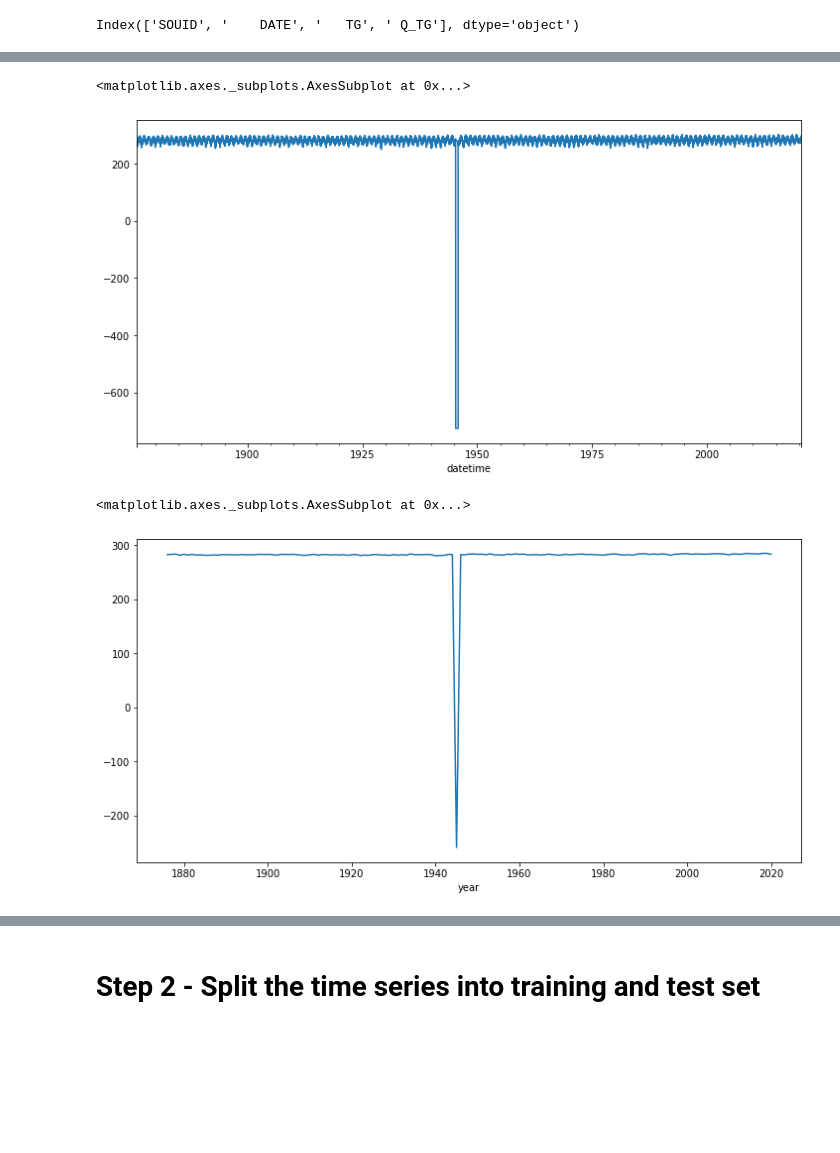
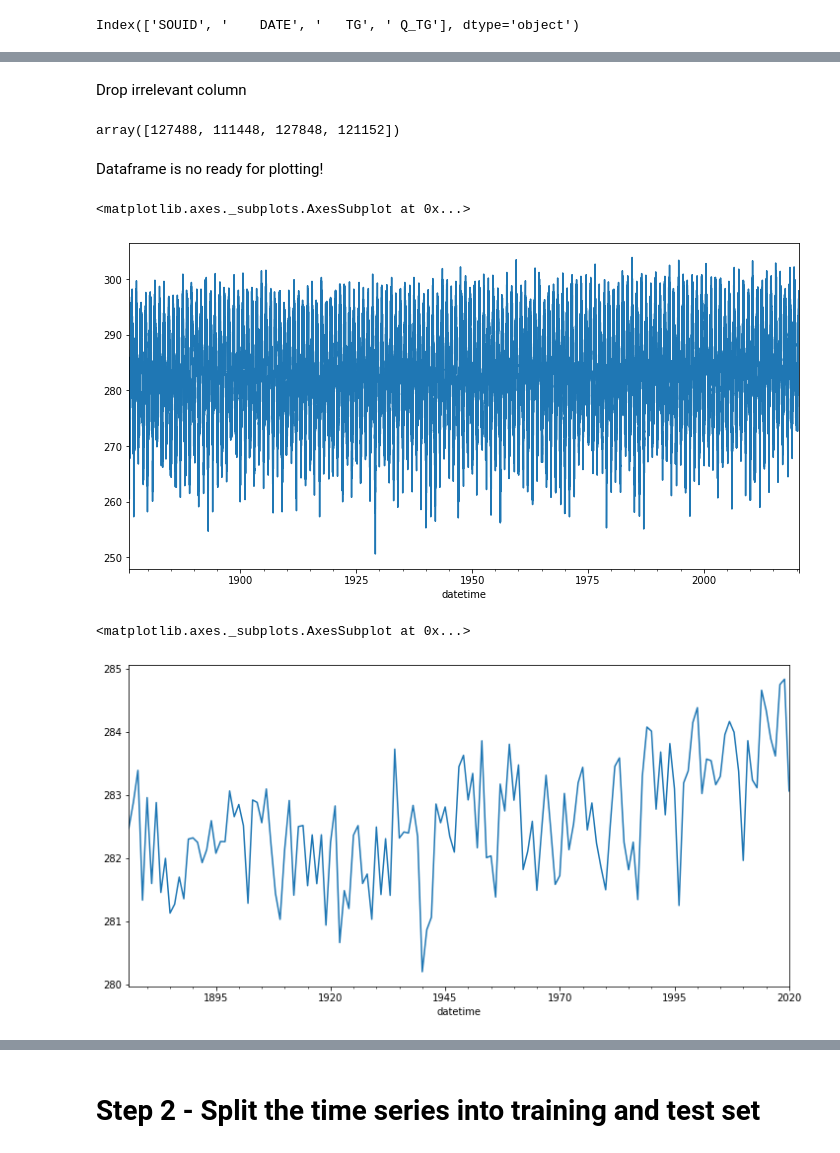
Before and after one commit to brauliotegui/SPICED, a Jupyter notebook: Week_05/Temperature_Forecast_baseline.ipynb, the cells around one changed output, grey strips where cells are left out. Cells and saved outputs as stored; diff of their text form; code cells hidden in the pictures; blank space fills up the shorter version.

```diff
--- a/Week_05/Temperature_Forecast_baseline.ipynb
+++ b/Week_05/Temperature_Forecast_baseline.ipynb
@@ -104,0 +128,5 @@ df.describe()
+# %%
+new_idx = df['1945-04-25':'1945-11-05'].index
+# %%
+s_1945_new = pd.Series(new_val, index = new_idx)
+s_1945_new
@@ -104,0 +147,2 @@ df.describe()
+# %%
+df.loc['1945-04-25':'1945-11-05', 'temp'] = s_1945_new
@@ -105,11 +166,21 @@ df.describe()
+# %% [markdown]
+Drop irrelevant column
+# %%
+df['Source_ID'].unique()
+# %% [output]
+array([127488, 111448, 127848, 121152])
+# %%
+df.drop('Source_ID', axis=1, inplace=True)
+# %% [markdown]
+Dataframe is no ready for plotting!
 # %%
 # Plot the series
-df['Mean_temp'].plot()
+df['temp'].plot()
 # %% [output]
 <matplotlib.axes._subplots.AxesSubplot at 0x...>
-[figure, old version]
+[figure, new version]
 # %%
-df.groupby('year').mean()['Mean_temp'].plot()
+df.resample('y').mean()['temp'].plot()
 # %% [output]
 <matplotlib.axes._subplots.AxesSubplot at 0x...>
-[figure, old version]
+[figure, new version]
```
Also changed, not shown: parts of 63 cells of this notebook.
